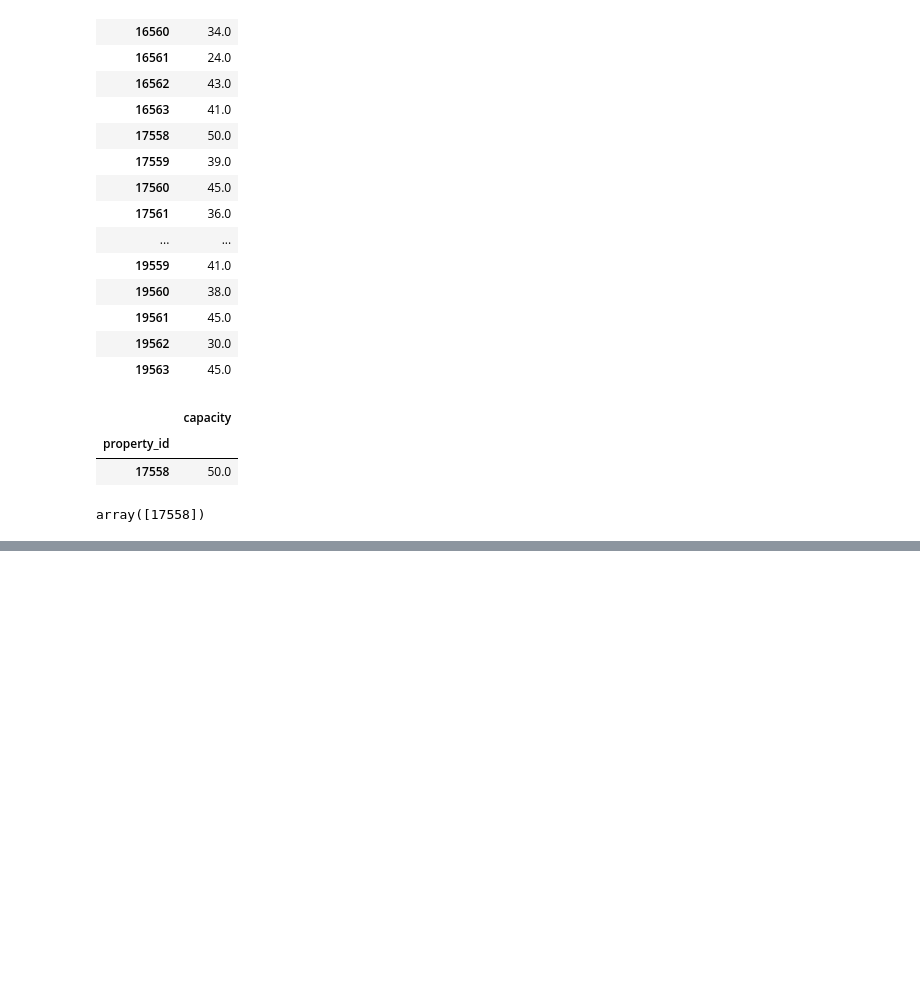
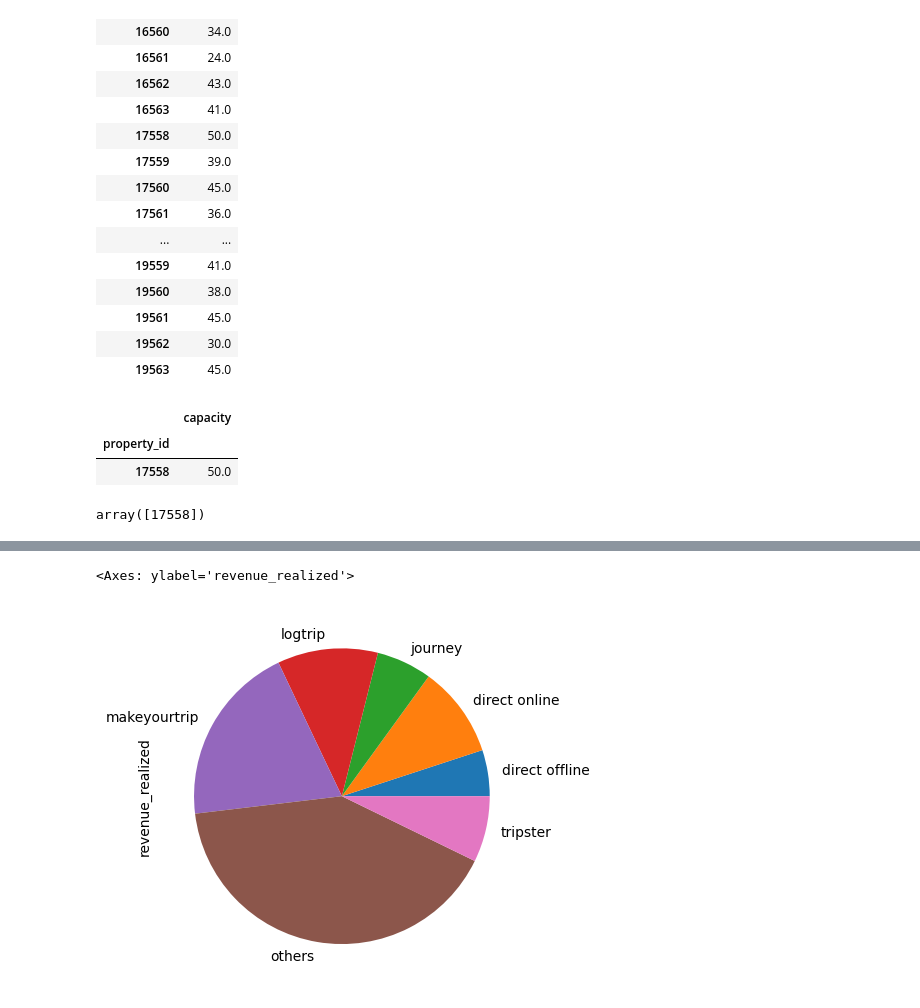
Before and after one commit to Mohitnayak-AI/Machine-Learning, a Jupyter notebook: AI-codebasics/EDA-Hospitality/EDA-Hospitality.ipynb, the cells around one changed output, grey strips where cells are left out. Saved outputs shown, nothing was run; the diff lists cells and outputs as text; code cells hidden in the pictures; blank space fills up the shorter version.

```diff
--- a/AI-codebasics/EDA-Hospitality/EDA-Hospitality.ipynb
+++ b/AI-codebasics/EDA-Hospitality/EDA-Hospitality.ipynb
@@ -394,0 +991,3 @@ array([17558])
+# %%
+df_hotels_booking = pd.merge(fact_bookings,dim_hotels,on='property_id')
+df_hotels_booking.groupby('city')['revenue_generated'].sum()
@@ -394,0 +1048,3 @@ array([17558])
+# %%
+df_hotels_booking['parsed_date'] = pd.to_datetime(df_hotels_booking['check_in_date'], format='mixed', errors='coerce')
+dim_data['date'] = pd.to_datetime(dim_data['date'])
@@ -394,0 +1067,3 @@ array([17558])
+# %%
+df_date_hotel_booking = pd.merge(df_hotels_booking,dim_data,left_on='parsed_date',right_on='date')
+df_date_hotel_booking
@@ -394,0 +1084,3 @@ array([17558])
+# %%
+df_date_hotel_booking['month'] = df_date_hotel_booking['mmm yy'].apply(lambda x: x.split(' ')[0])
+df_date_hotel_booking
@@ -394,0 +1144,5 @@ array([17558])
+# %%
+df_date_hotel_booking.groupby('booking_platform')['revenue_realized'].sum().plot(kind='pie')
+# %% [output]
+<Axes: ylabel='revenue_realized'>
+[figure, added]
```
Also changed, not shown: parts of 80 cells of this notebook, 1 other file.
